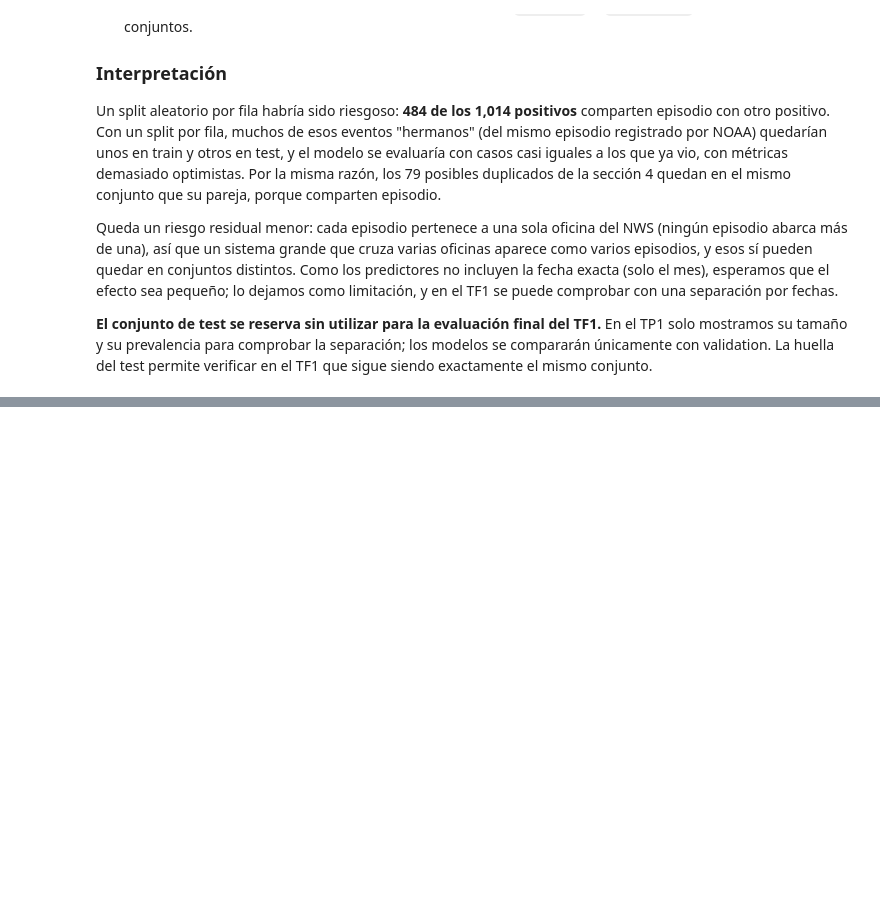
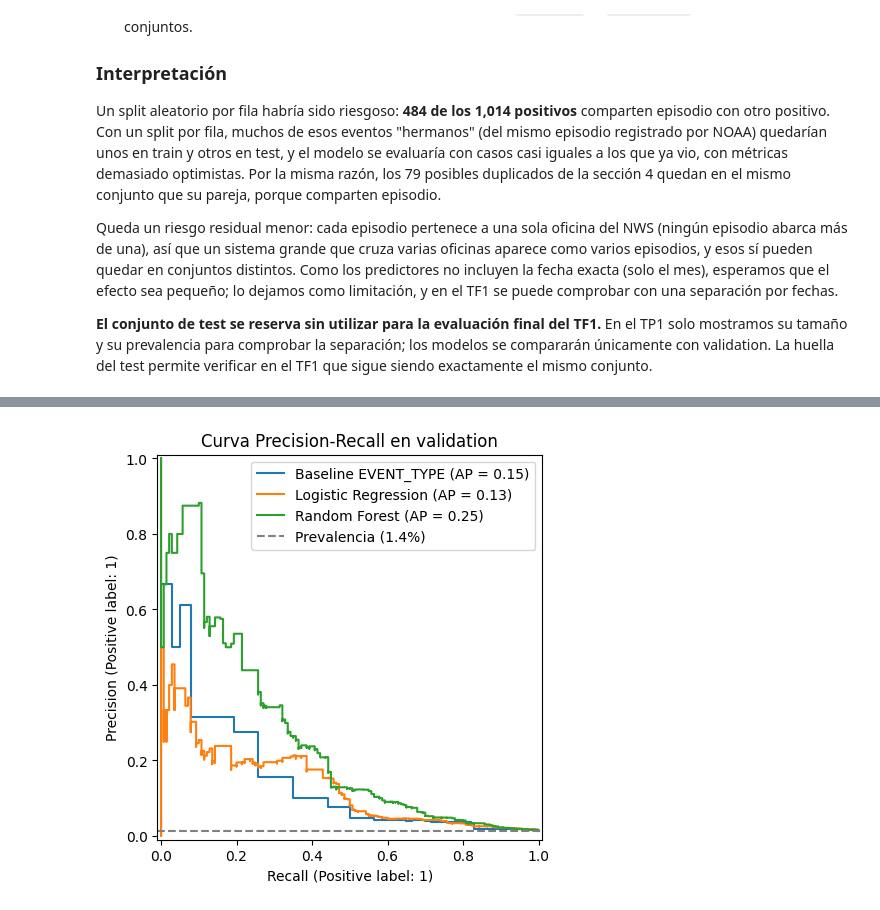
Before and after one commit to kaneeqi/storm-impact-prediction, a Jupyter notebook: notebooks/TP1.ipynb, the cells around one changed output, grey strips where cells are left out. Saved outputs shown, nothing was run; the diff lists cells and outputs as text; code cells hidden in the pictures; blank space fills up the shorter version.

Commit message:
feat(notebooks): agregar pipeline, baselines y modelos preliminares

```diff
--- a/notebooks/TP1.ipynb
+++ b/notebooks/TP1.ipynb
@@ -1712,0 +1818,23 @@ verificar en el TF1 que sigue siendo exactamente el mismo conjunto.
+# %%
+from sklearn.base import clone
+from sklearn.linear_model import LogisticRegression
+from sklearn.ensemble import RandomForestClassifier
+
+modelo_lr = Pipeline([
+    ("preprocesamiento", clone(preprocesador)),
+    ("modelo", LogisticRegression(class_weight="balanced", max_iter=1000)),
+])
+modelo_rf = Pipeline([
+    ("preprocesamiento", clone(preprocesador)),
+    ("modelo", RandomForestClassifier(n_estimators=300, min_samples_leaf=5, class_weight="balanced",
+                                      n_jobs=-1, random_state=42)),
+])
+
+# Se ajustan SOLO con train
+modelo_lr.fit(X_train, y_train)
+modelo_rf.fit(X_train, y_train)
+
+# Validation solo se transforma y se predice
+proba_lr = modelo_lr.predict_proba(X_val)[:, 1]
+proba_rf = modelo_rf.predict_proba(X_val)[:, 1]
+print("Iteraciones de la regresión logística:", modelo_lr.named_steps["modelo"].n_iter_[0], "de 1000 permitidas")
@@ -1712,0 +1909,13 @@ verificar en el TF1 que sigue siendo exactamente el mismo conjunto.
+# %%
+from sklearn.metrics import PrecisionRecallDisplay
+
+fig, ax = plt.subplots(figsize=(7, 5))
+for nombre, proba in [("Baseline EVENT_TYPE", proba_tipo), ("Logistic Regression", proba_lr),
+                      ("Random Forest", proba_rf)]:
+    PrecisionRecallDisplay.from_predictions(y_val, proba, name=nombre, ax=ax)
+ax.axhline(y_val.mean(), color="gray", linestyle="--", label=f"Prevalencia ({y_val.mean():.1%})")
+ax.set_title("Curva Precision-Recall en validation")
+ax.legend()
+plt.show()
+# %% [output]
+[figure, added]
```
Also changed, not shown: parts of 11 cells of this notebook.
